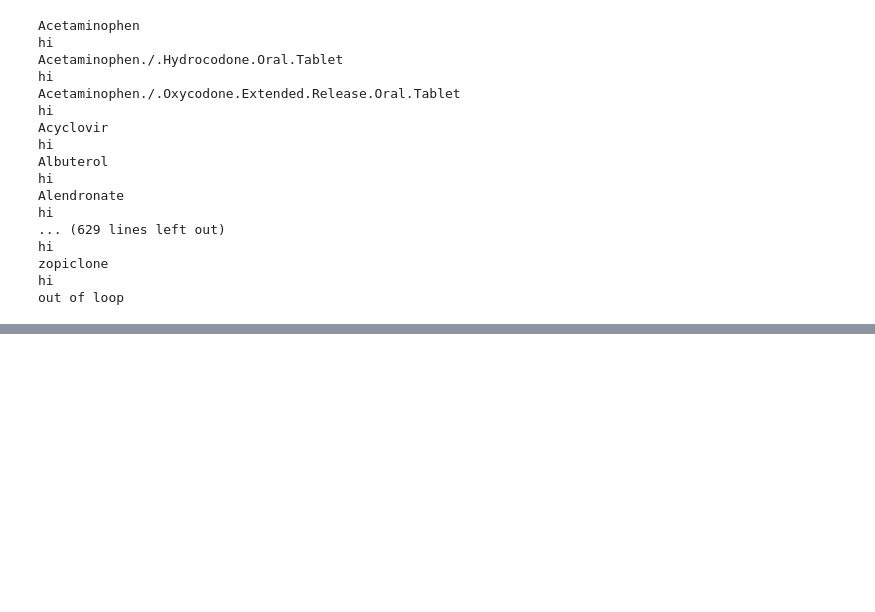
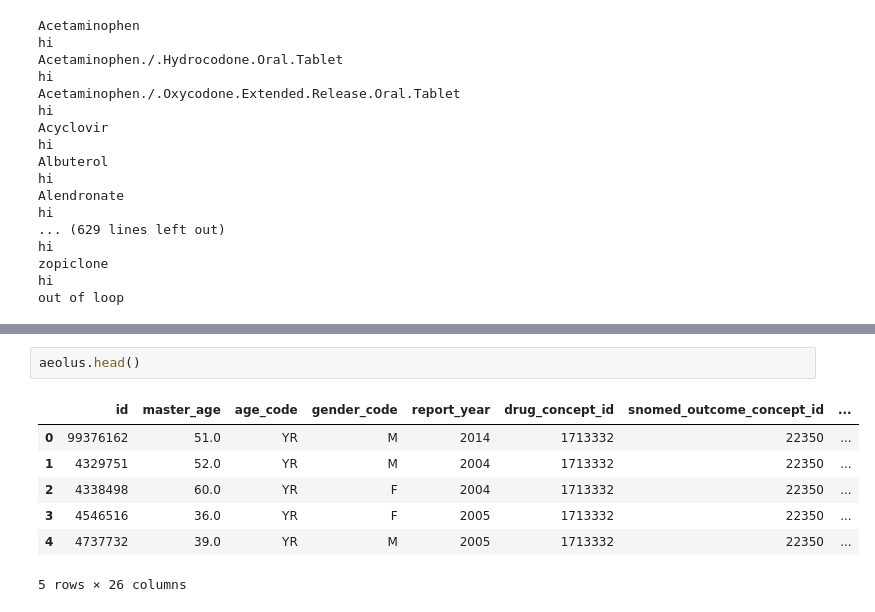
Before and after one commit to tatonetti-lab/sex_risks, a Jupyter notebook: Sex Risks Jupyter Notebook.ipynb, the cells around one changed output, grey strips where cells are left out. Saved outputs shown, nothing was run; the diff lists cells and outputs as text; blank space fills up the shorter version.

```diff
--- a/Sex Risks Jupyter Notebook.ipynb
+++ b/Sex Risks Jupyter Notebook.ipynb
@@ -2463,0 +2474,10 @@ out of loop
+# %%
+aeolus.head()
+# %% [output]
+|  | id | master_age | age_code | gender_code | report_year | drug_concept_id | snomed_outcome_concept_id | ... |
+| 0 | 99376162 | 51.0 | YR | M | 2014 | 1713332 | 22350 | ... |
+| 1 | 4329751 | 52.0 | YR | M | 2004 | 1713332 | 22350 | ... |
+| 2 | 4338498 | 60.0 | YR | F | 2004 | 1713332 | 22350 | ... |
+| 3 | 4546516 | 36.0 | YR | F | 2005 | 1713332 | 22350 | ... |
+| 4 | 4737732 | 39.0 | YR | M | 2005 | 1713332 | 22350 | ... |
+5 rows × 26 columns
```
Also changed, not shown: parts of 1 cell of this notebook, 42 other files.
